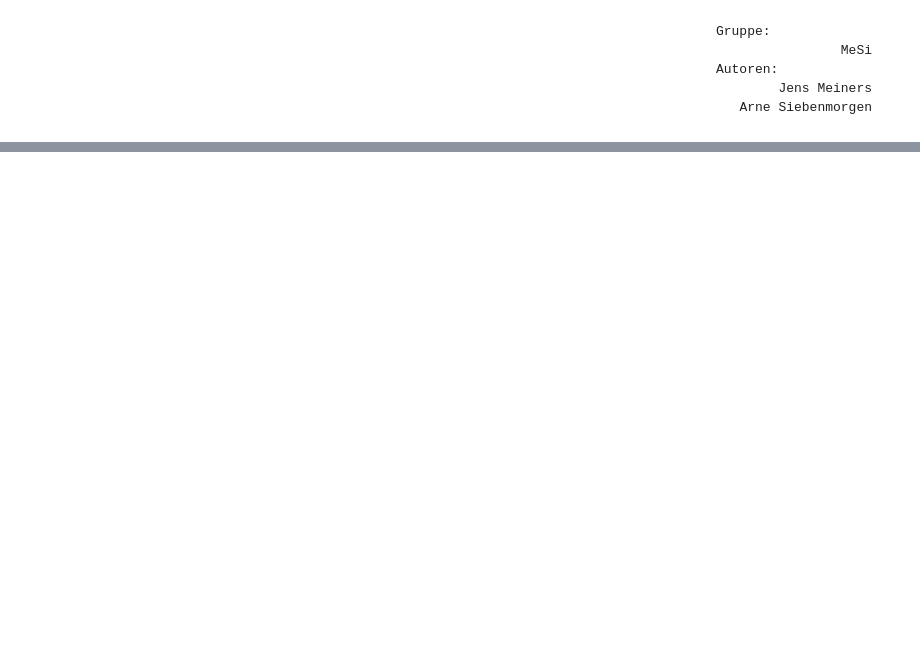
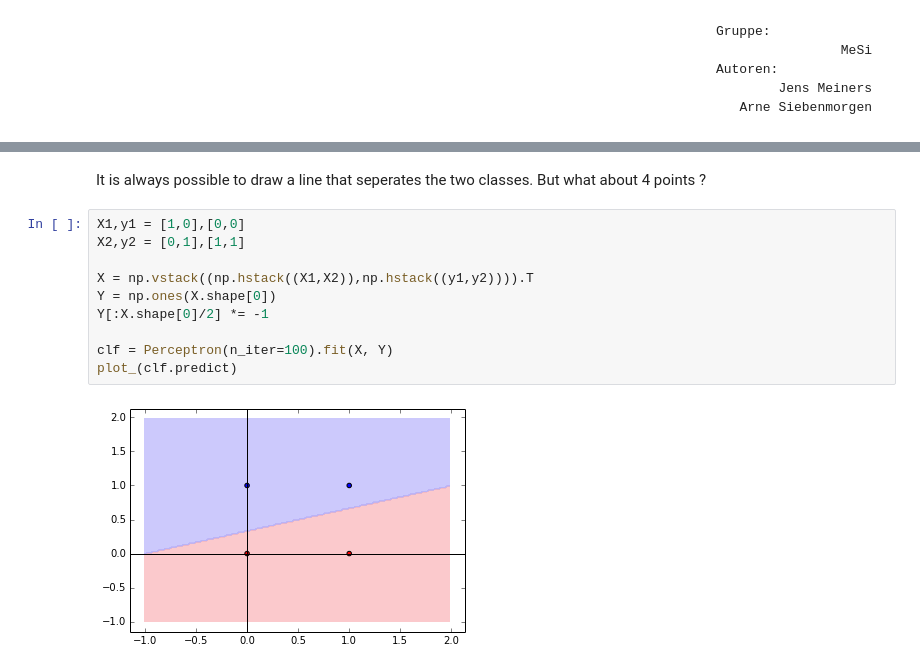
Before and after one commit to JensMeiners/MI1, a Jupyter notebook: Ex08/Ex08.ipynb, the cells around one changed output, grey strips where cells are left out. Drawn from its saved outputs; the diff is of its cells as text; blank space fills up the shorter version.

```diff
--- a/Ex08/Ex08.ipynb
+++ b/Ex08/Ex08.ipynb
@@ -16,0 +152,14 @@ Arne Siebenmorgen
+# %% [markdown]
+It is always possible to draw a line that seperates the two classes. But what about 4 points ?
+# %%
+X1,y1 = [1,0],[0,0]
+X2,y2 = [0,1],[1,1]
+
+X = np.vstack((np.hstack((X1,X2)),np.hstack((y1,y2)))).T
+Y = np.ones(X.shape[0])
+Y[:X.shape[0]/2] *= -1
+
+clf = Perceptron(n_iter=100).fit(X, Y)
+plot_(clf.predict)
+# %% [output]
+[figure, added]
```
Also changed, not shown: parts of 17 cells of this notebook.
